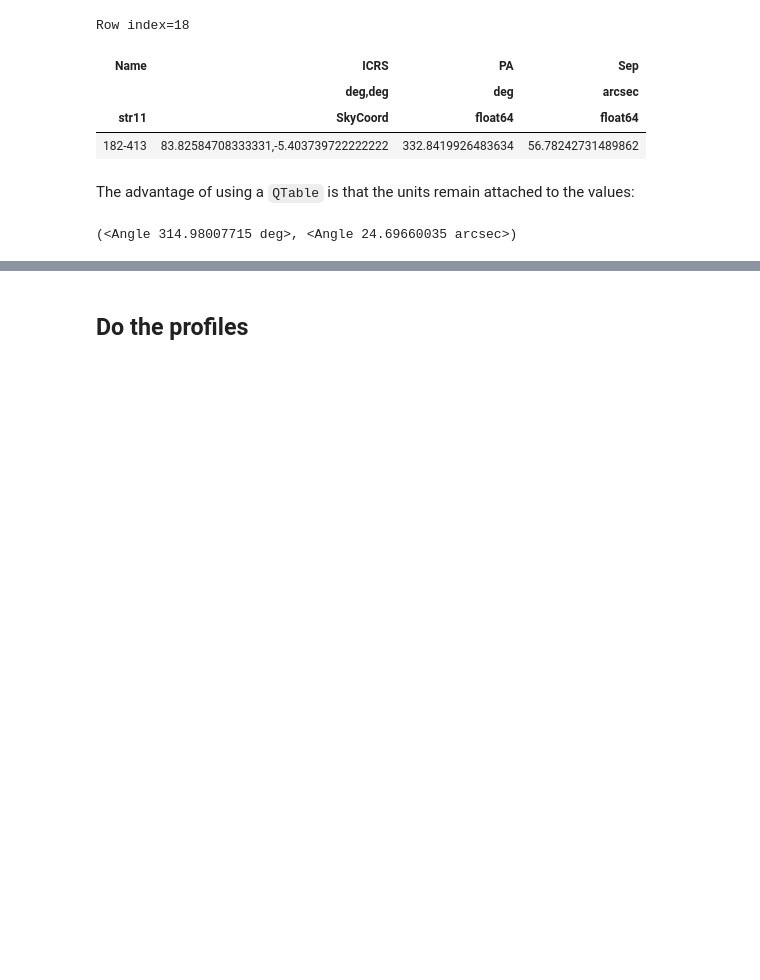
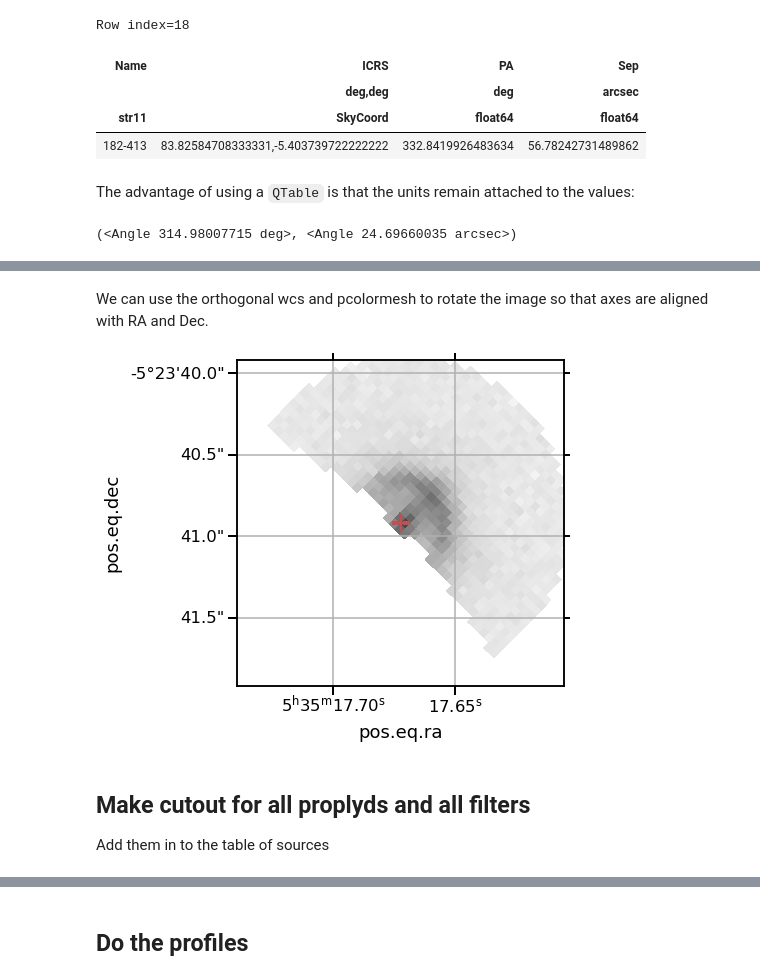
Before and after one commit to will-henney/neutral-proplyds, a Jupyter notebook: notebooks/02-all-proplyds-PC.ipynb, the cells around one changed output, grey strips where cells are left out. Cells and saved outputs as stored; diff of their text form; code cells hidden in the pictures; blank space fills up the shorter version.

```diff
--- a/notebooks/02-all-proplyds-PC.ipynb
+++ b/notebooks/02-all-proplyds-PC.ipynb
@@ -146,0 +194,38 @@ class ProplydImage:
+# %% [markdown]
+We can use the orthogonal wcs and pcolormesh to rotate the image so that axes are aligned with RA and Dec.
+# %%
+fig, ax = plt.subplots(
+    figsize=(6, 6),
+    subplot_kw=dict(projection=p.owcs),
+)
+T = ax.get_transform("world")
+ax.pcolormesh(
+    p.image_coords.ra.deg,
+    p.image_coords.dec.deg,
+    np.where(p.mask, p.image, np.nan),
+    vmin=0,
+    vmax=10,
+    cmap="gray_r",
+    shading="nearest",
+    transform=T,
+)
+ax.scatter(
+    p.center.ra.deg,
+    p.center.dec.deg,
+    transform=T,
+    color='r',
+    marker="+",
+    s=300,
+)
+ax.set_aspect("equal")
+ax.set(
+    xlim=[-1, 1],
+    ylim=[-1, 1],
+)
+...;
+# %% [output]
+[figure, added]
+# %% [markdown]
+## Make cutout for all proplyds and all filters
+
+Add them in to the table of sources
```
Also changed, not shown: parts of 15 cells of this notebook, 1 other file.
